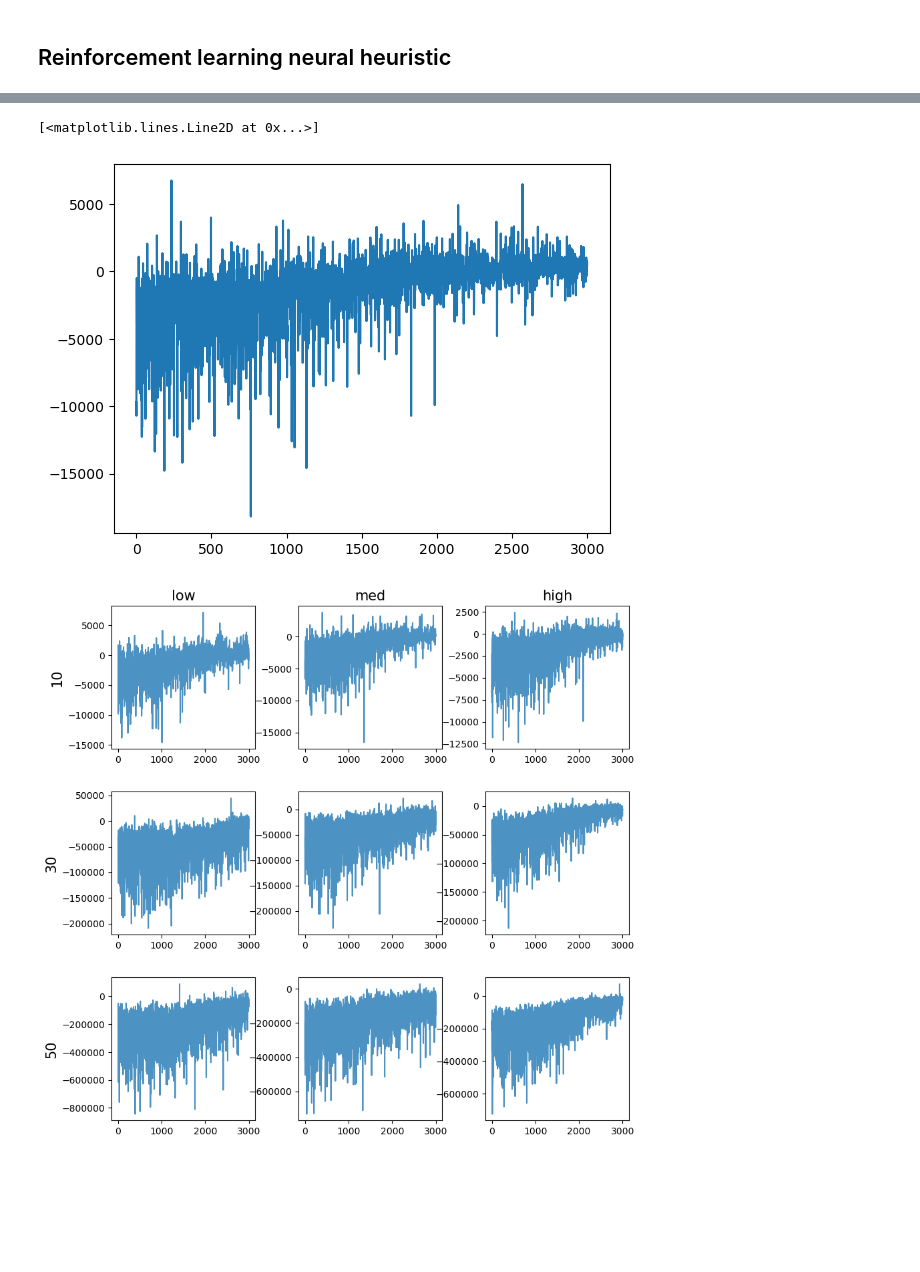
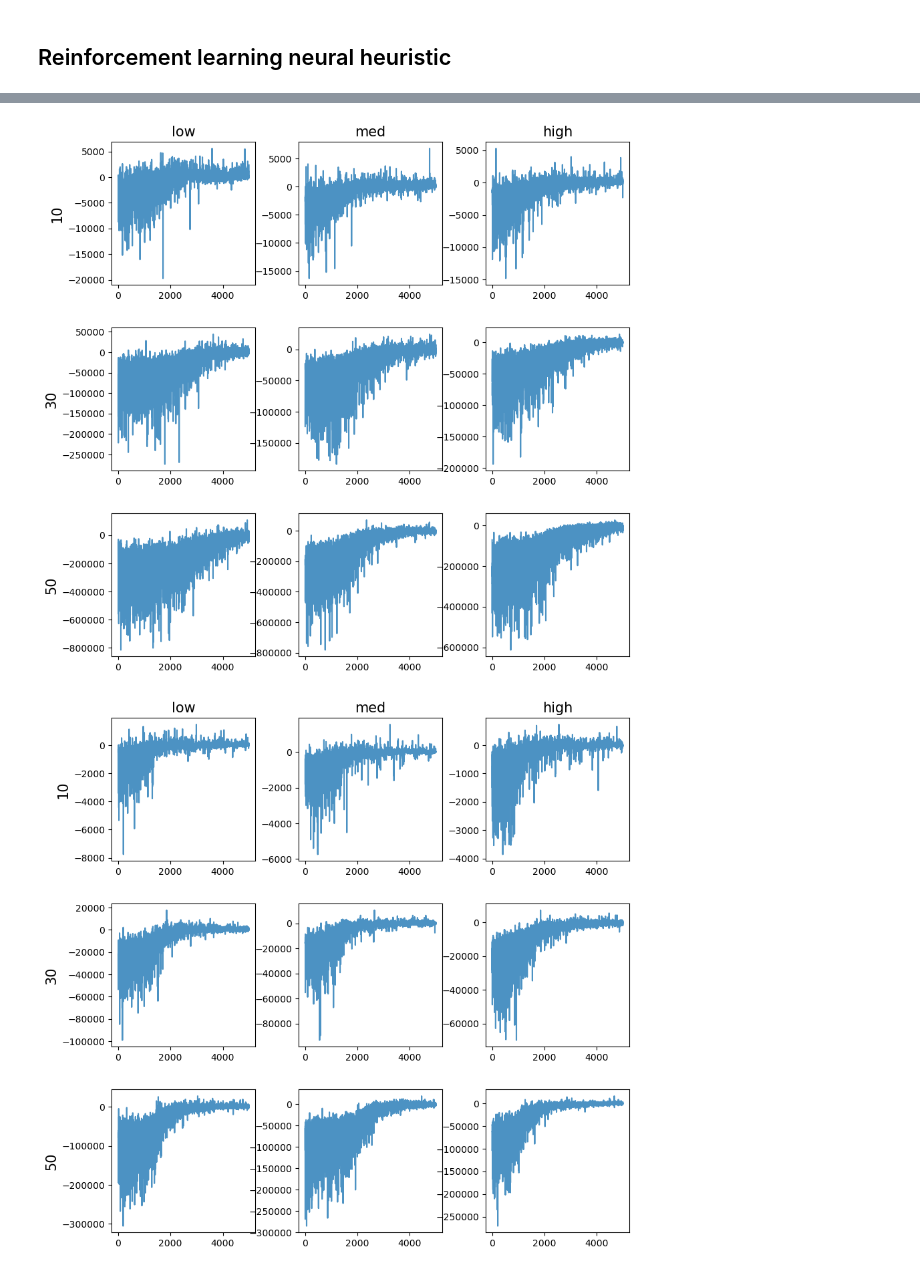
Before and after one commit to jeroenvanriel/traffic-scheduling, a Jupyter notebook: single/comparison.ipynb, the cells around one changed output, grey strips where cells are left out. Saved outputs shown, nothing was run; the diff lists cells and outputs as text; code cells hidden in the pictures; blank space fills up the shorter version.

Commit message:
all changes for 'single' analysis

```diff
--- a/single/comparison.ipynb
+++ b/single/comparison.ipynb
@@ -765,6 +762,15 @@ data['rl_neural_obj'] = data.apply(lambda row: eval_rl_neural(test[row.name], ro
-# %%
-data.loc[0, 'rl_neural_obj'] = eval_rl_neural(test[0], 0, Model=RecurrentEmbeddingModel)
-# %%
-for col in ['rl_neural_obj']:
-    data[col] = data.apply(lambda row: (row[col] - average_release(test[row.name])) / (row['n_arrivals'] * 2), axis=1)
+# %%
+rl_neural_train_losses_episodic = []
+rl_neural_train_losses_stepwise = []
+
+for i, row in data.iterrows():
+    obj, train_time, train_losses = eval_rl_neural(test[i], i, 'episodic', Model=RecurrentEmbeddingModel)
+    rl_neural_train_losses_episodic.append(train_losses)
+    data.loc[i, 'rl_neural_episodic_obj'] = obj
+    data.loc[i, 'rl_neural_episodic_time'] = train_time
+
+    obj, train_time, train_losses = eval_rl_neural(test[i], i, 'stepwise', Model=RecurrentEmbeddingModel)
+    rl_neural_train_losses_stepwise.append(train_losses)
+    data.loc[i, 'rl_neural_stepwise_obj'] = obj
+    data.loc[i, 'rl_neural_stepwise_time'] = train_time
 # %%
@@ -787,5 +794,0 @@ data[['opt_obj', 'neural', 'rl_neural']]
-# %%
-plt.plot(rl_neural_train_losses[0])
-# %% [output]
-[<matplotlib.lines.Line2D at 0x...>]
-[figure, removed]
@@ -792,16 +797,22 @@ plt.plot(rl_neural_train_losses[0])
 # %%
-fig = plt.figure(figsize=(10,10))
-gs = fig.add_gridspec(nrows=math.ceil(len(rl_neural_train_losses) / 3), ncols=3, hspace=0.3, wspace=0.3)
-axes = gs.subplots(sharex=False, sharey=False)
-for ax, train_losses in zip(axes.T.flatten(), rl_neural_train_losses):
-    ax.plot(train_losses, alpha=0.8, label='training')
+def loss_plot(train_losses):
+    fig = plt.figure(figsize=(10,10))
+    gs = fig.add_gridspec(nrows=math.ceil(len(train_losses) / 3), ncols=3, hspace=0.3, wspace=0.3)
+    axes = gs.subplots(sharex=False, sharey=False)
+    for ax, losses in zip(axes.T.flatten(), train_losses):
+        ax.plot(losses, alpha=0.8, label='training')
 
-for ax, label in zip(axes[:, 0], ['10', '30', '50']):
-    ax.set_ylabel(label, size=15)
-for ax, label in zip(axes[0, :], ['low', 'med', 'high']):
-    ax.set_title(label, size=15)
+    for ax, label in zip(axes[:, 0], ['10', '30', '50']):
+        ax.set_ylabel(label, size=15)
+    for ax, label in zip(axes[0, :], ['low', 'med', 'high']):
+        ax.set_title(label, size=15)
 
-#plt.legend() # single legend in last ax
-#plt.savefig(f'rl_neural_fit.pdf')
+    #plt.legend() # single legend in last ax
+
+loss_plot(rl_neural_train_losses_episodic)
+plt.savefig(f'neural_rl_episodic_fit.pdf')
+loss_plot(rl_neural_train_losses_stepwise)
+plt.savefig(f'neural_rl_stepwise_fit.pdf')
 # %% [output]
-[figure, old version]
+[figure, new version]
+[figure, added]
```
Also changed, not shown: parts of 33 cells of this notebook, 8 other files.
